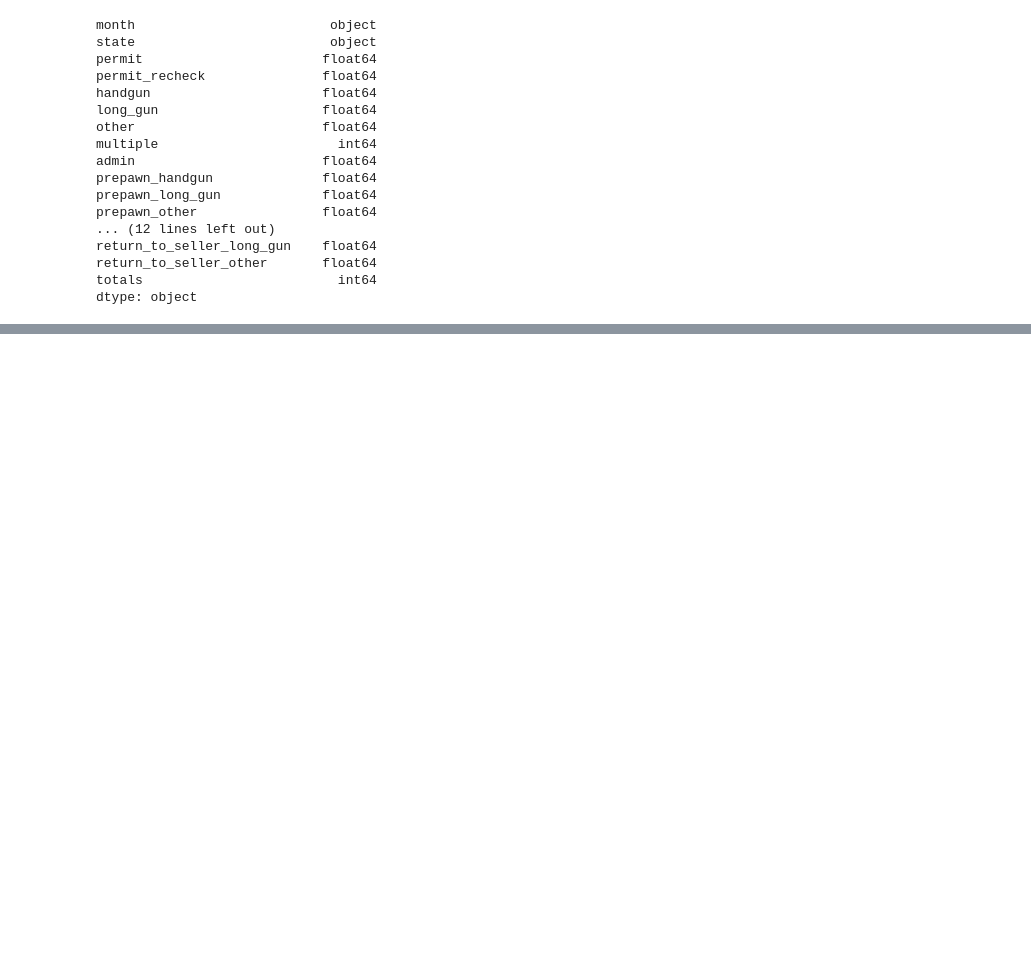
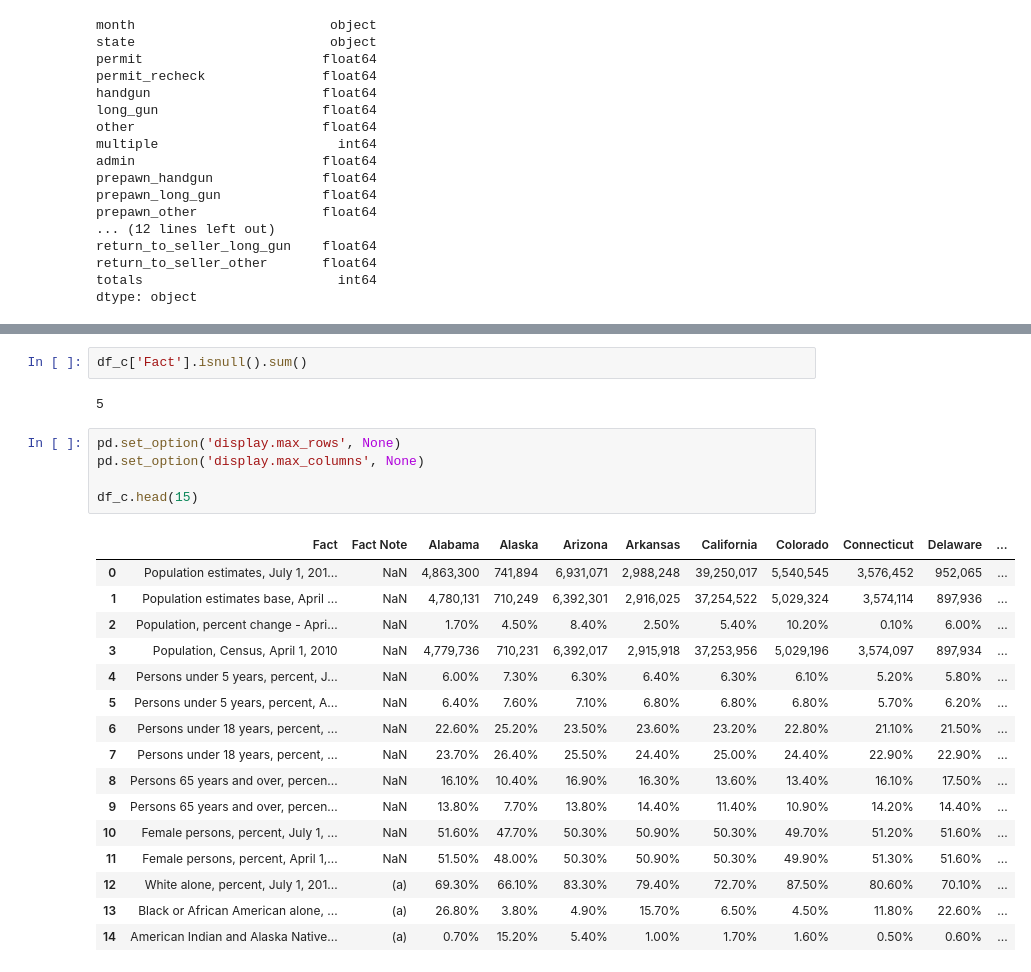
Before and after one commit to dezertdweller/fbi-gun-background-checks, a Jupyter notebook: initial-analysis.ipynb, the cells around one changed output, grey strips where cells are left out. Cells and saved outputs as stored; diff of their text form; blank space fills up the shorter version.

```diff
--- a/initial-analysis.ipynb
+++ b/initial-analysis.ipynb
@@ -170,0 +247,26 @@ In looking at the bar chart, something I found interesting was the number of per
+# %%
+df_c['Fact'].isnull().sum()
+# %% [output]
+5
+# %%
+pd.set_option('display.max_rows', None)
+pd.set_option('display.max_columns', None)
+
+df_c.head(15)
+# %% [output]
+|  | Fact | Fact Note | Alabama | Alaska | Arizona | Arkansas | California | Colorado | Connecticut | Delaware | ... |
+| 0 | Population estimates, July 1, 201... | NaN | 4,863,300 | 741,894 | 6,931,071 | 2,988,248 | 39,250,017 | 5,540,545 | 3,576,452 | 952,065 | ... |
+| 1 | Population estimates base, April ... | NaN | 4,780,131 | 710,249 | 6,392,301 | 2,916,025 | 37,254,522 | 5,029,324 | 3,574,114 | 897,936 | ... |
+| 2 | Population, percent change - Apri... | NaN | 1.70% | 4.50% | 8.40% | 2.50% | 5.40% | 10.20% | 0.10% | 6.00% | ... |
+| 3 | Population, Census, April 1, 2010 | NaN | 4,779,736 | 710,231 | 6,392,017 | 2,915,918 | 37,253,956 | 5,029,196 | 3,574,097 | 897,934 | ... |
+| 4 | Persons under 5 years, percent, J... | NaN | 6.00% | 7.30% | 6.30% | 6.40% | 6.30% | 6.10% | 5.20% | 5.80% | ... |
+| 5 | Persons under 5 years, percent, A... | NaN | 6.40% | 7.60% | 7.10% | 6.80% | 6.80% | 6.80% | 5.70% | 6.20% | ... |
+| 6 | Persons under 18 years, percent, ... | NaN | 22.60% | 25.20% | 23.50% | 23.60% | 23.20% | 22.80% | 21.10% | 21.50% | ... |
+| 7 | Persons under 18 years, percent, ... | NaN | 23.70% | 26.40% | 25.50% | 24.40% | 25.00% | 24.40% | 22.90% | 22.90% | ... |
+| 8 | Persons 65 years and over, percen... | NaN | 16.10% | 10.40% | 16.90% | 16.30% | 13.60% | 13.40% | 16.10% | 17.50% | ... |
+| 9 | Persons 65 years and over, percen... | NaN | 13.80% | 7.70% | 13.80% | 14.40% | 11.40% | 10.90% | 14.20% | 14.40% | ... |
+| 10 | Female persons, percent, July 1, ... | NaN | 51.60% | 47.70% | 50.30% | 50.90% | 50.30% | 49.70% | 51.20% | 51.60% | ... |
+| 11 | Female persons, percent, April 1,... | NaN | 51.50% | 48.00% | 50.30% | 50.90% | 50.30% | 49.90% | 51.30% | 51.60% | ... |
+| 12 | White alone, percent, July 1, 201... | (a) | 69.30% | 66.10% | 83.30% | 79.40% | 72.70% | 87.50% | 80.60% | 70.10% | ... |
+| 13 | Black or African American alone, ... | (a) | 26.80% | 3.80% | 4.90% | 15.70% | 6.50% | 4.50% | 11.80% | 22.60% | ... |
+| 14 | American Indian and Alaska Native... | (a) | 0.70% | 15.20% | 5.40% | 1.00% | 1.70% | 1.60% | 0.50% | 0.60% | ... |
```
Also changed, not shown: parts of 15 cells of this notebook.
